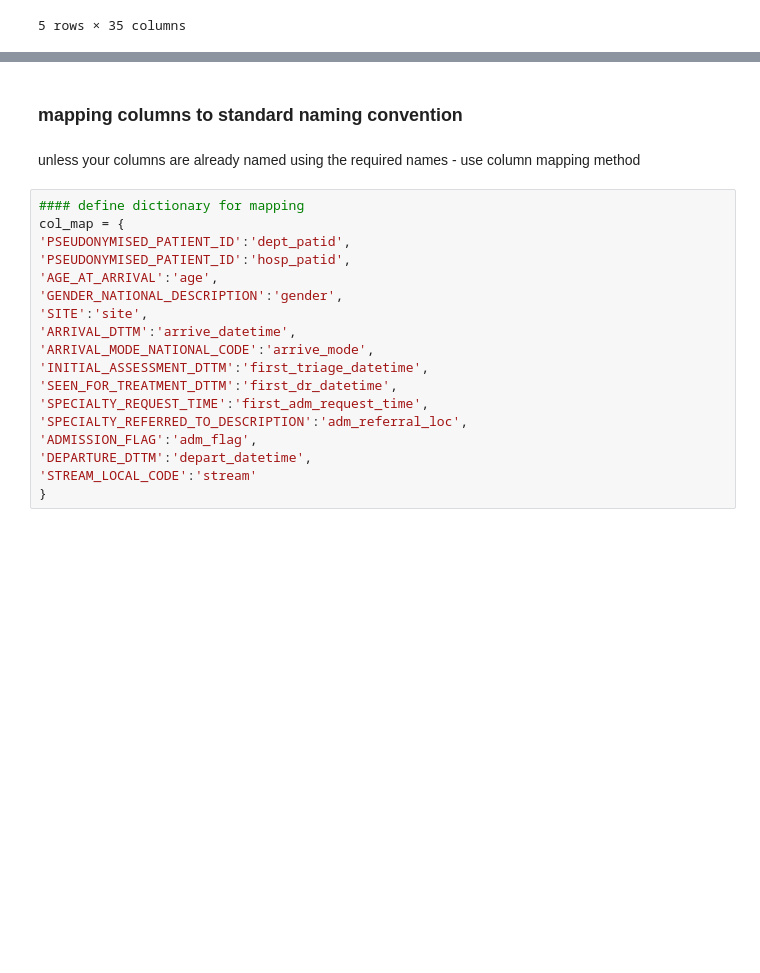
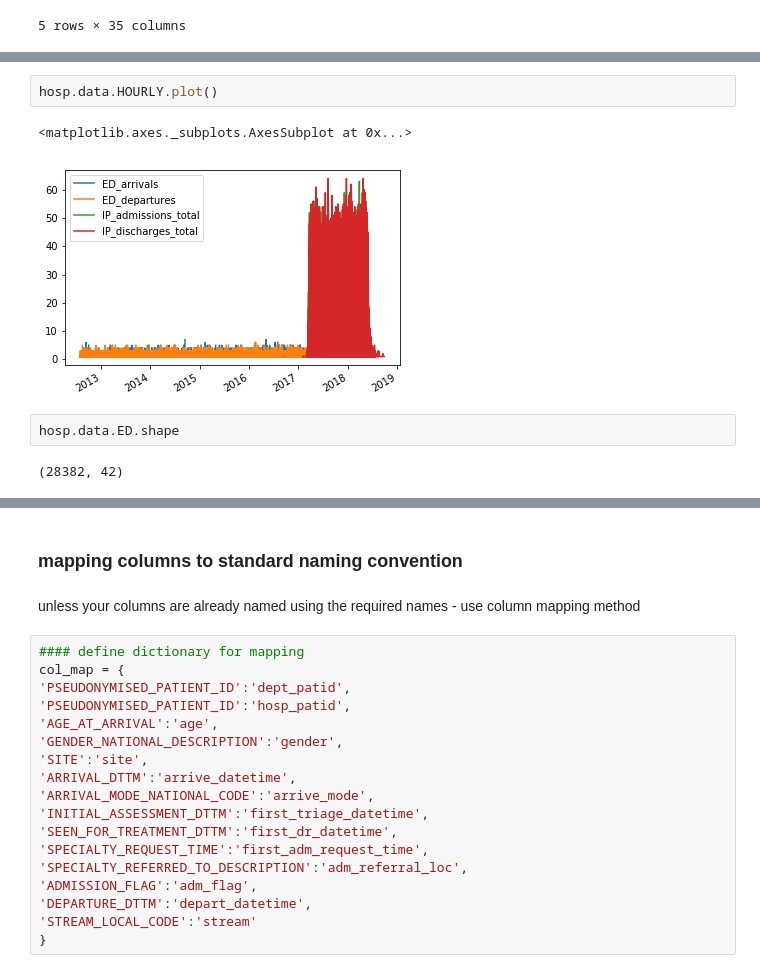
Before and after one commit to BradKeogh/flosp, a Jupyter notebook: example/example_flosp_workflow.ipynb, the cells around one changed output, grey strips where cells are left out. Drawn from its saved outputs; the diff is of its cells as text; blank space fills up the shorter version.

```diff
--- a/example/example_flosp_workflow.ipynb
+++ b/example/example_flosp_workflow.ipynb
@@ -132,0 +187,9 @@ hosp.extract_data('IP').head()
+# %%
+hosp.data.HOURLY.plot()
+# %% [output]
+<matplotlib.axes._subplots.AxesSubplot at 0x...>
+[figure, added]
+# %%
+hosp.data.ED.shape
+# %% [output]
+(28382, 42)
```
Also changed, not shown: parts of 44 cells of this notebook, 7 other files.
